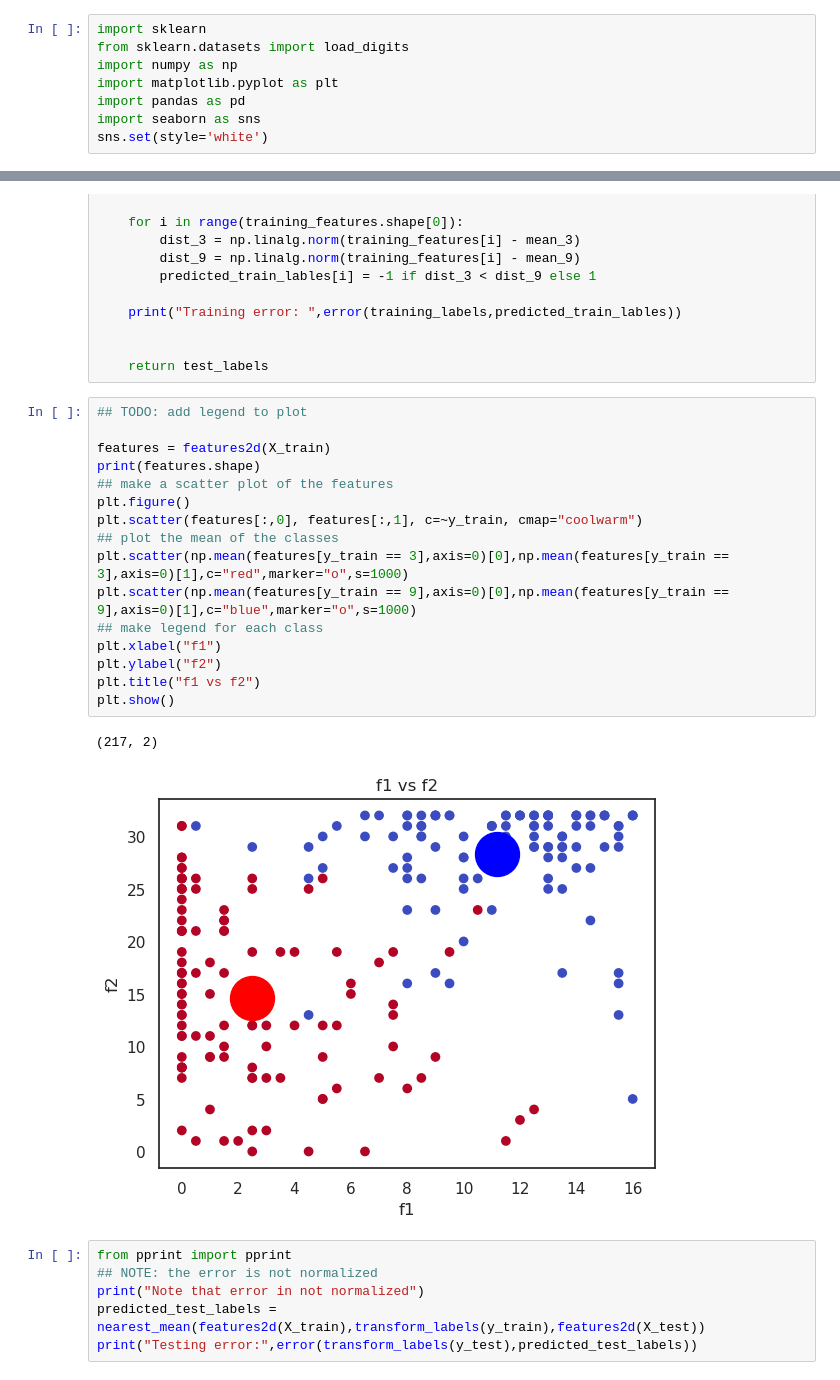
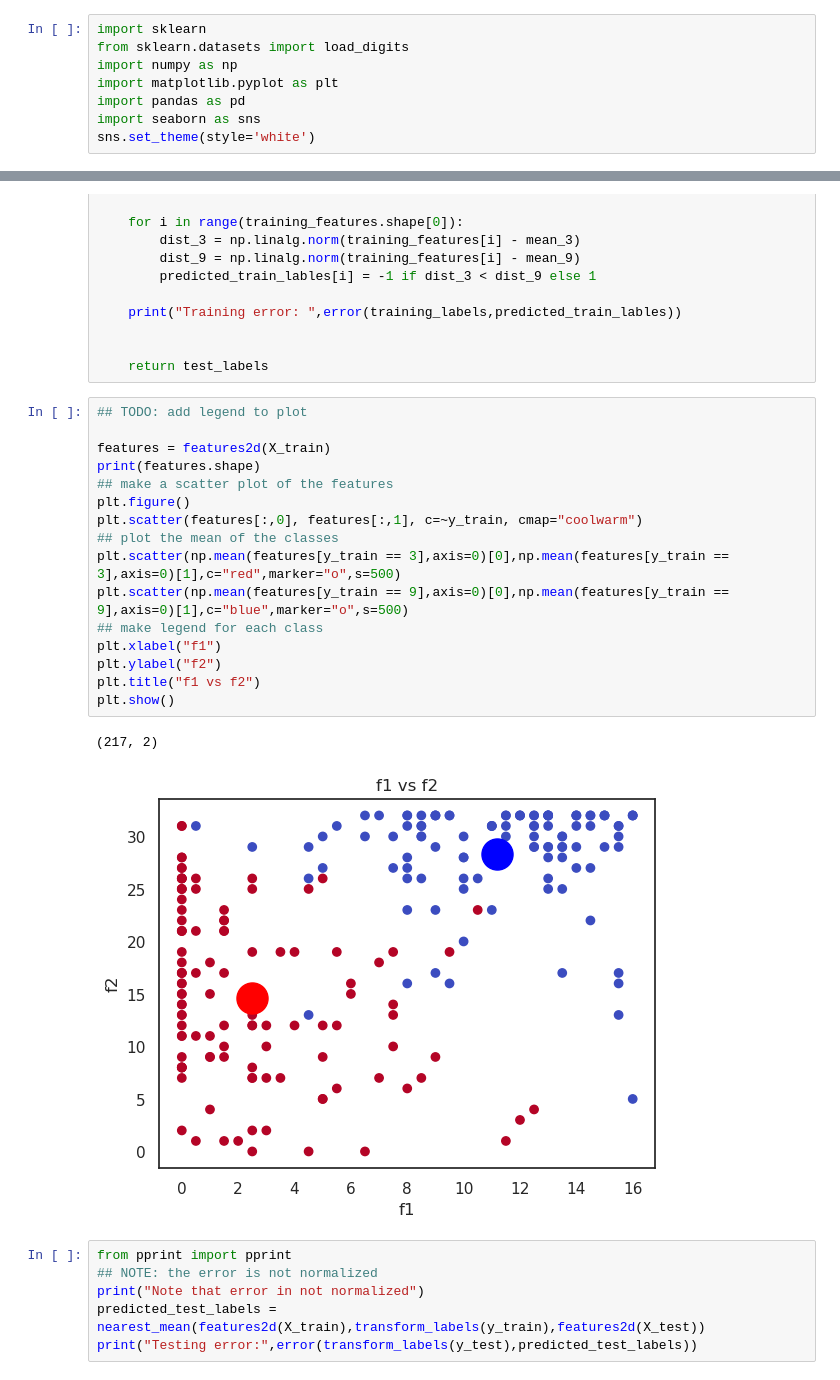
Before and after one commit to PrioteasaAndrei/ML-Essentials, a Jupyter notebook: exercise-1.ipynb, the cells around one changed output, grey strips where cells are left out. Saved outputs shown, nothing was run; the diff lists cells and outputs as text.

```diff
--- a/exercise-1.ipynb
+++ b/exercise-1.ipynb
@@ -5,4 +5,4 @@ import numpy as np
 import matplotlib.pyplot as plt
 import pandas as pd
 import seaborn as sns
-sns.set(style='white')
+sns.set_theme(style='white')
@@ -129,22 +133,22 @@ def nearest_mean(training_features,training_labels,test_features):
 # %%
 ## TODO: add legend to plot
 
 features = features2d(X_train)
 print(features.shape)
 ## make a scatter plot of the features
 plt.figure()
 plt.scatter(features[:,0], features[:,1], c=~y_train, cmap="coolwarm")
 ## plot the mean of the classes
-plt.scatter(np.mean(features[y_train == 3],axis=0)[0],np.mean(features[y_train == 3],axis=0)[1],c="red",marker="o",s=1000)
-plt.scatter(np.mean(features[y_train == 9],axis=0)[0],np.mean(features[y_train == 9],axis=0)[1],c="blue",marker="o",s=1000)
+plt.scatter(np.mean(features[y_train == 3],axis=0)[0],np.mean(features[y_train == 3],axis=0)[1],c="red",marker="o",s=500)
+plt.scatter(np.mean(features[y_train == 9],axis=0)[0],np.mean(features[y_train == 9],axis=0)[1],c="blue",marker="o",s=500)
 ## make legend for each class
 plt.xlabel("f1")
 plt.ylabel("f2")
 plt.title("f1 vs f2")
 plt.show()
 # %% [output]
 (217, 2)
-[figure, old version]
+[figure, new version]
 # %%
 from pprint import pprint
 ## NOTE: the error is not normalized
```
Also changed, not shown: parts of 9 cells of this notebook.
